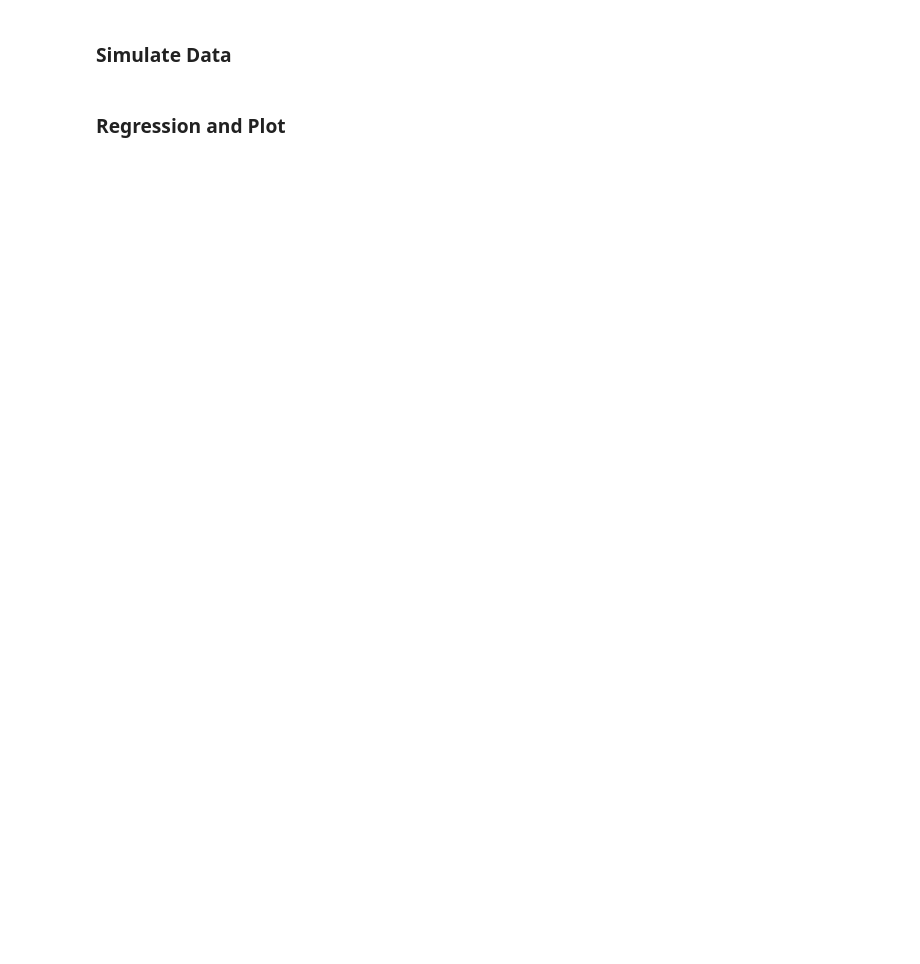
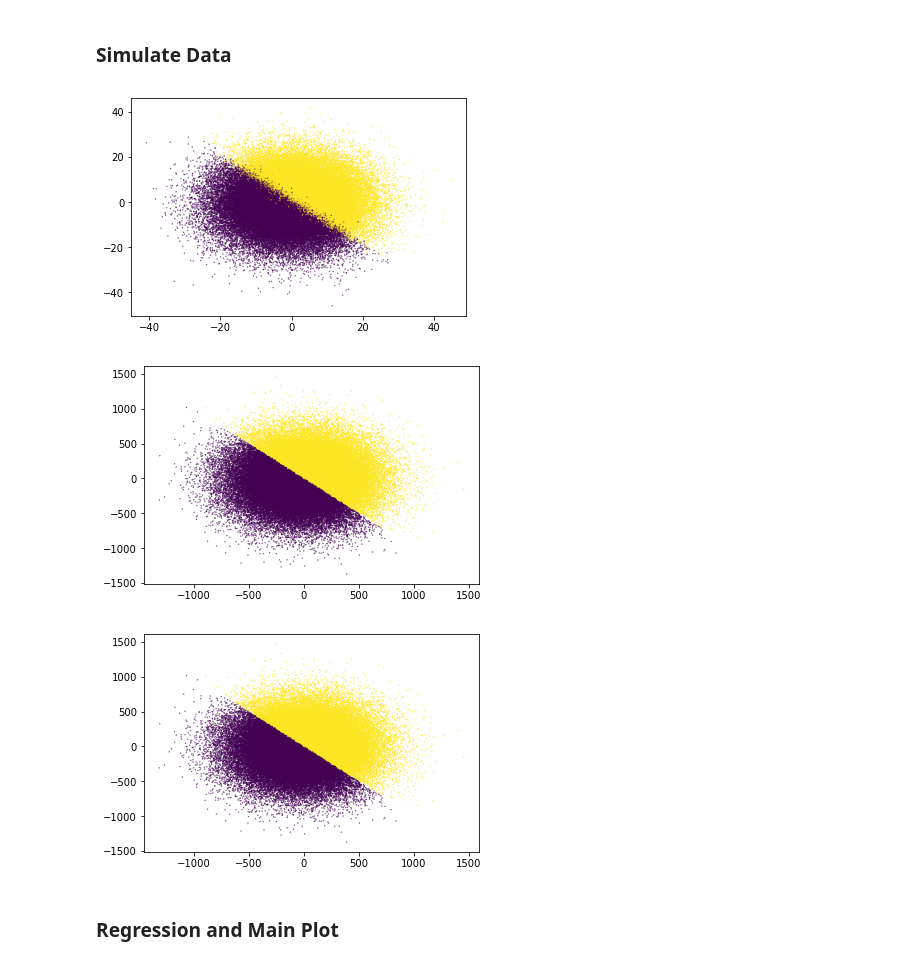
Before and after one commit to 13nat1313/ABROCAproject, a Jupyter notebook: ABROCAprojectDataGeneration.ipynb, the cells around one changed output. Saved outputs shown, nothing was run; the diff lists cells and outputs as text; code cells hidden in the pictures; blank space fills up the shorter version.

```diff
--- a/ABROCAprojectDataGeneration.ipynb
+++ b/ABROCAprojectDataGeneration.ipynb
@@ -9,25 +38,48 @@ from scipy.special import expit
 # %% [markdown]
 ### Simulate Data
 # %%
-def simulate(sigma_scale_factor=1, n=[10000, 10000]):
-    mu = [[0,0],[0,0]]
-    sigma = [np.diag([1,1]),np.diag(np.dot([1,1], sigma_scale_factor))]
-    rounding_thresh = [.5,.5]
+def simulate(sigma_scale_factor=1, subgroup_n=[10000, 10000], mu_1=[0,0], mu_2=[0,0], sigma_1=[5,5], sigma_2=[5,5], rounding_thresh=[.5,.5], eta_sd=5):
+    mu = [mu_1, mu_2]
+    sigma = [np.diag(sigma_1),np.diag(np.dot(sigma_2, sigma_scale_factor))]
 
     X = np.array([])
-    y=np.array([])
+    y = np.array([])
 
-    for i in range(len(n)):
-        ax = np.random.multivariate_normal(mu[i],sigma[i],size=n[i])
-        X=np.append(X.reshape((-1,2)),ax,axis=0)
+    for i in range(len(subgroup_n)):
+        ax = np.random.multivariate_normal(mu[i],sigma[i],size=subgroup_n[i])
+        X = np.append(X.reshape((-1,2)),ax,axis=0)
 
-        aeta = np.random.normal(0,1)
-        theta = [[1,1] for _ in range(n[i])]
+        aeta = np.random.normal(0,eta_sd) # change aeta mean to change group imbalance
+        theta = np.ones((subgroup_n[i], 2))
         ap = expit(np.sum(theta*ax, axis=1) + aeta)
-        ay = np.array(ap >= rounding_thresh[i], dtype=int)
-        y=np.append(y,ay,axis=0)
+#         ay = np.random.binomial(len(ap), ap).reshape((-1))
+#         ay = np.array(ap >= rounding_thresh[i], dtype=int)
+        ay = (np.random.uniform(size=len(ap)) <= ap)
+    #look at ay to see group imbalance
+        y = np.append(y, ay, axis=0)
+
 
     return X, y
+# %%
+n = [100000, 100000]
+X, y = simulate(sigma_scale_factor=a_s, subgroup_n=n, sigma_1=[100,100], sigma_2=[100,100], eta_sd=1)
+
+X_train_0, X_test_0, y_train_0, y_test_0 = train_test_split(X[:n[0]], y[:n[0]], test_size=0.2, random_state=0)
+X_train_1, X_test_1, y_train_1, y_test_1 = train_test_split(X[n[0]:], y[n[0]:], test_size=0.2, random_state=0)
+
+X_train = np.append(X_train_0, X_train_1, axis=0)
+y_train = np.append(y_train_0, y_train_1, axis=0)
+
+plt.scatter(X_train_0[:,0], X_train_0[:,1], c=y_train_0, s=0.1)
+plt.show()
+plt.scatter(X_train_1[:,0], X_train_1[:,1], c=y_train_1, s=0.1)
+plt.show()
+plt.scatter(X_train[:,0], X_train[:,1], c=y_train, s=0.1)
+plt.show()
+# %% [output]
+[figure, added]
+[figure, added]
+[figure, added]
 # %% [markdown]
-### Regression and Plot
+### Regression and Main Plot
 # %%
```
Also changed, not shown: parts of 11 cells of this notebook.
